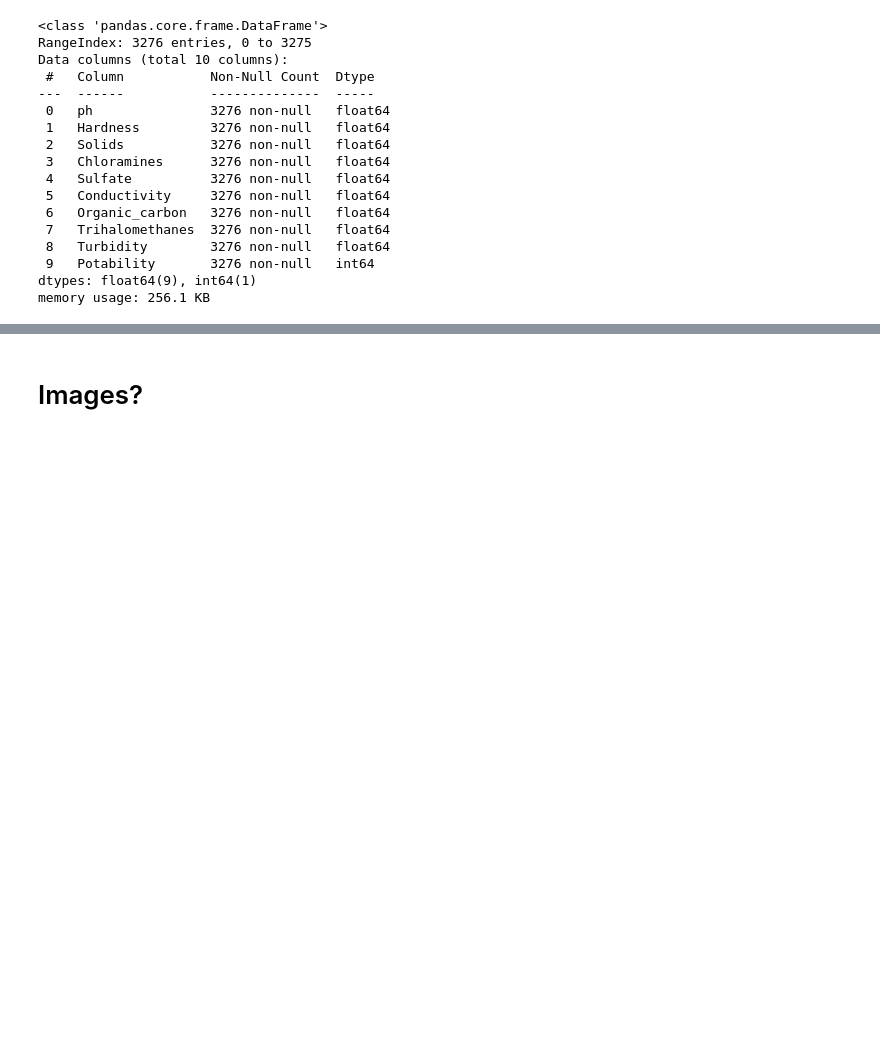
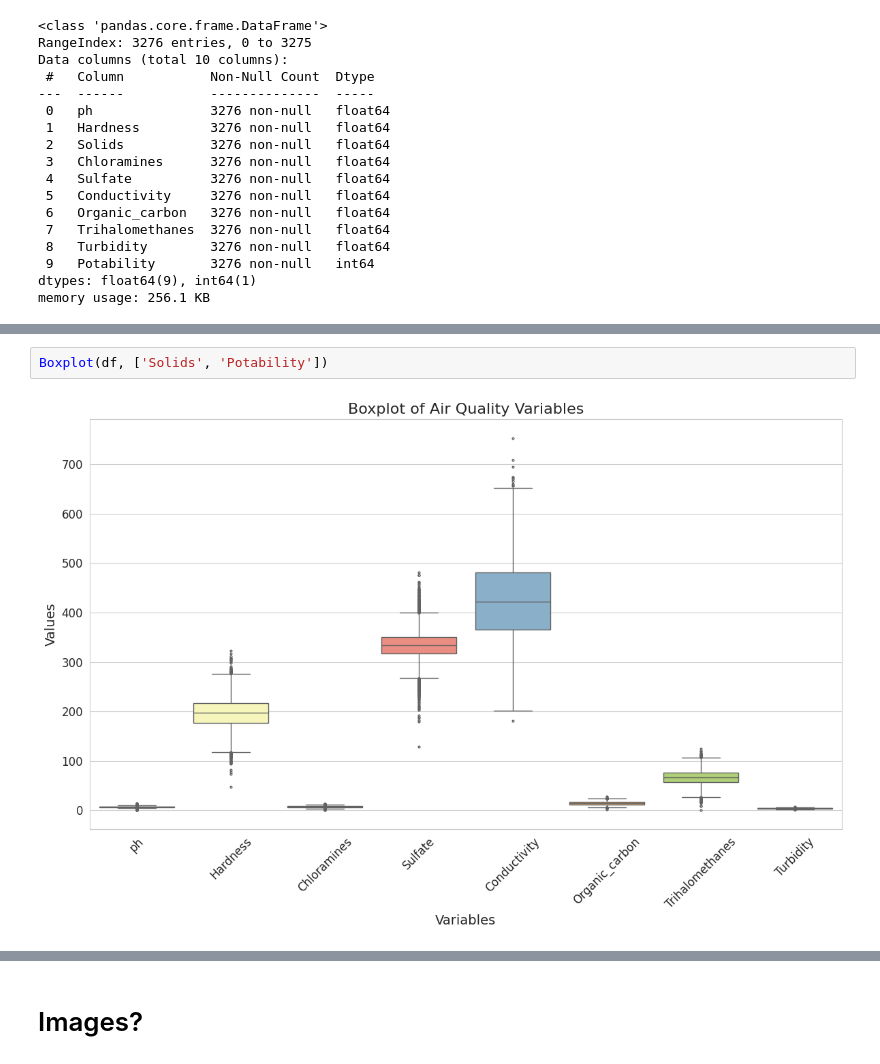
Before and after one commit to miiky976/dl4td_aq, a Jupyter notebook: Aqua/00_data.ipynb, the cells around one changed output, grey strips where cells are left out. Cells and saved outputs as stored; diff of their text form; blank space fills up the shorter version.

```diff
--- a/Aqua/00_data.ipynb
+++ b/Aqua/00_data.ipynb
@@ -54,0 +74,4 @@ memory usage: 256.1 KB
+# %%
+Boxplot(df, ['Solids', 'Potability'])
+# %% [output]
+[figure, added]
```
Also changed, not shown: parts of 6 cells of this notebook, 4 other files.
